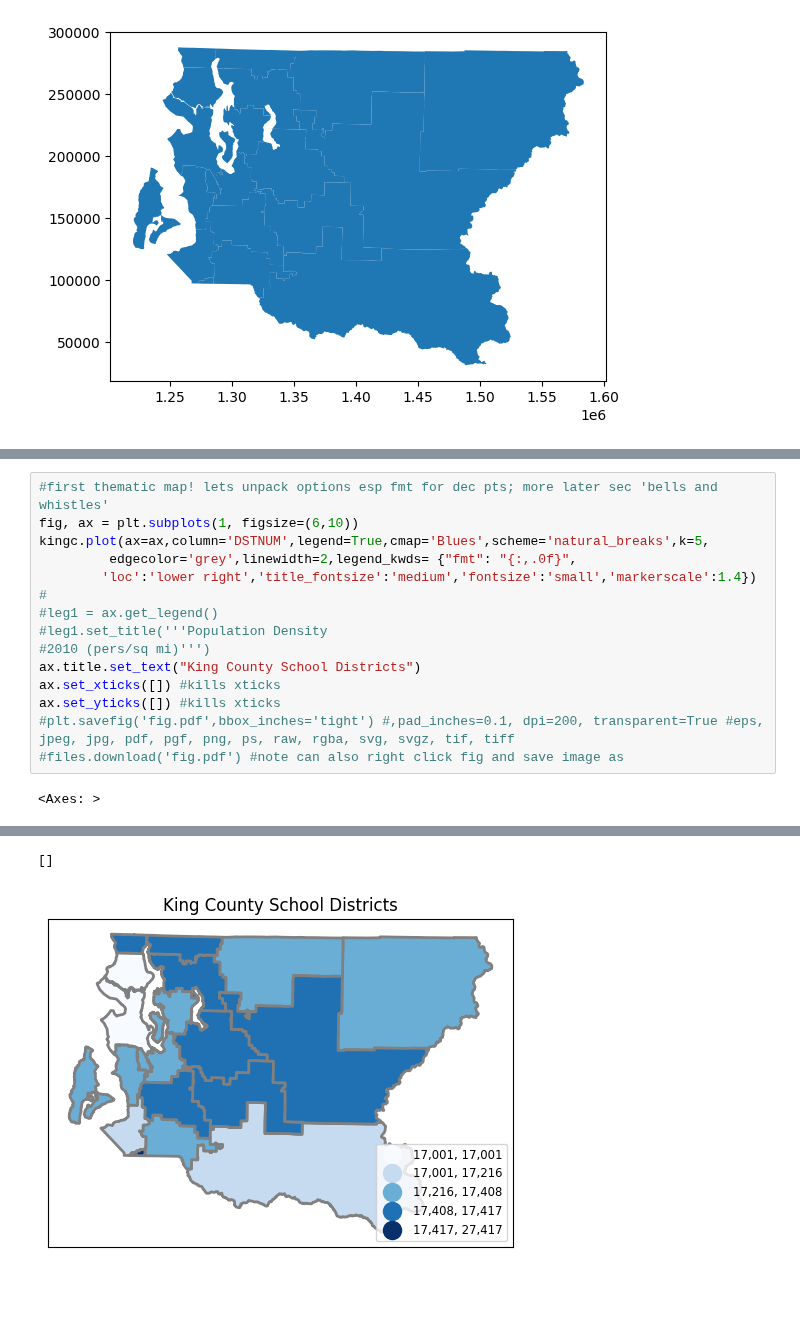
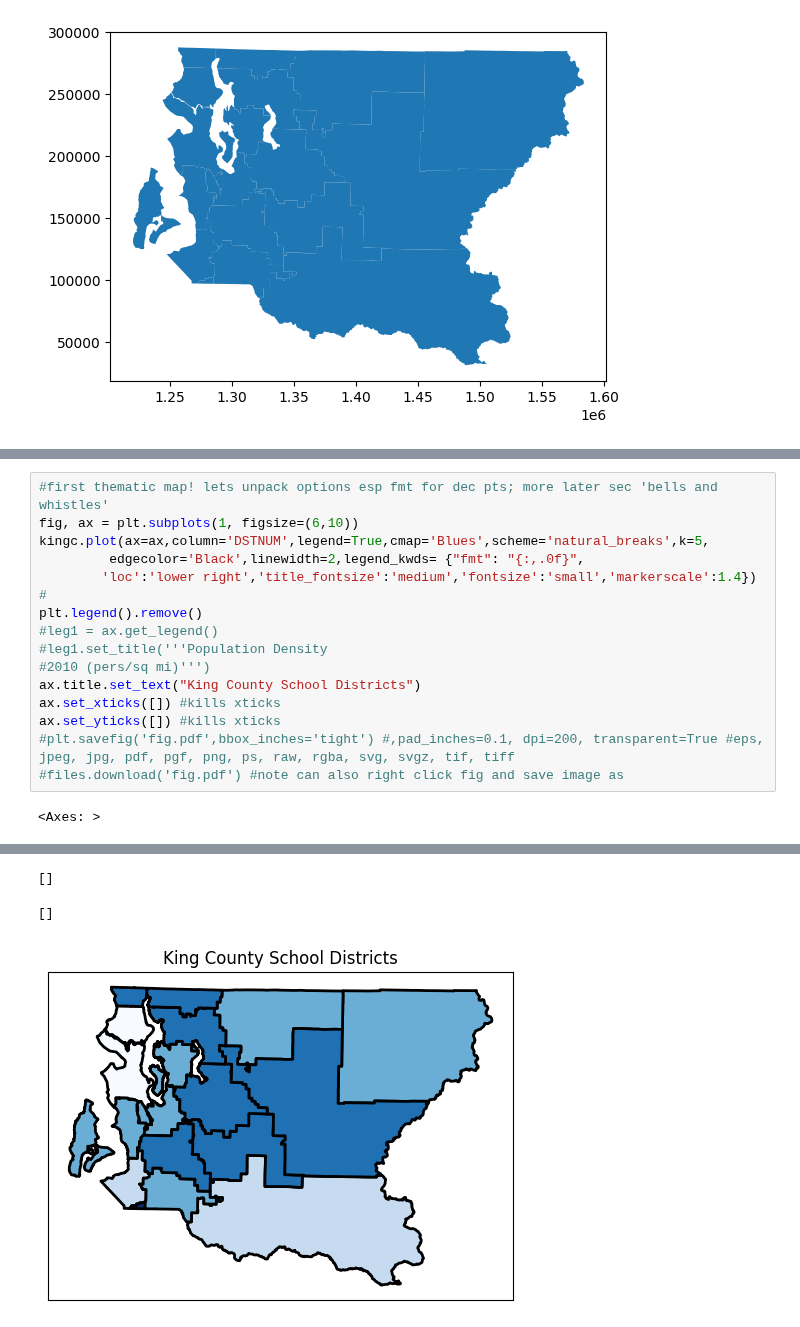
Before and after one commit to Spontyrupple/mamaine, a Jupyter notebook: King_County.ipynb, the cells around one changed output, grey strips where cells are left out. Drawn from its saved outputs; the diff is of its cells as text; blank space fills up the shorter version.

```diff
--- a/King_County.ipynb
+++ b/King_County.ipynb
@@ -101,8 +107,9 @@ kingc['DSTNUM'] = pd.to_numeric(kingc['DSTNUM'])
 #first thematic map! lets unpack options esp fmt for dec pts; more later sec 'bells and whistles'
 fig, ax = plt.subplots(1, figsize=(6,10))
 kingc.plot(ax=ax,column='DSTNUM',legend=True,cmap='Blues',scheme='natural_breaks',k=5,
-         edgecolor='grey',linewidth=2,legend_kwds= {"fmt": "{:,.0f}",
+         edgecolor='Black',linewidth=2,legend_kwds= {"fmt": "{:,.0f}",
         'loc':'lower right','title_fontsize':'medium','fontsize':'small','markerscale':1.4}) #
+plt.legend().remove()
 #leg1 = ax.get_legend()
 #leg1.set_title('''Population Density
 #2010 (pers/sq mi)''')
@@ -117,2 +124,3 @@ ax.set_yticks([]) #kills xticks
 []
+[]
-[figure, old version]
+[figure, new version]
```
Also changed, not shown: parts of 2 cells of this notebook.
